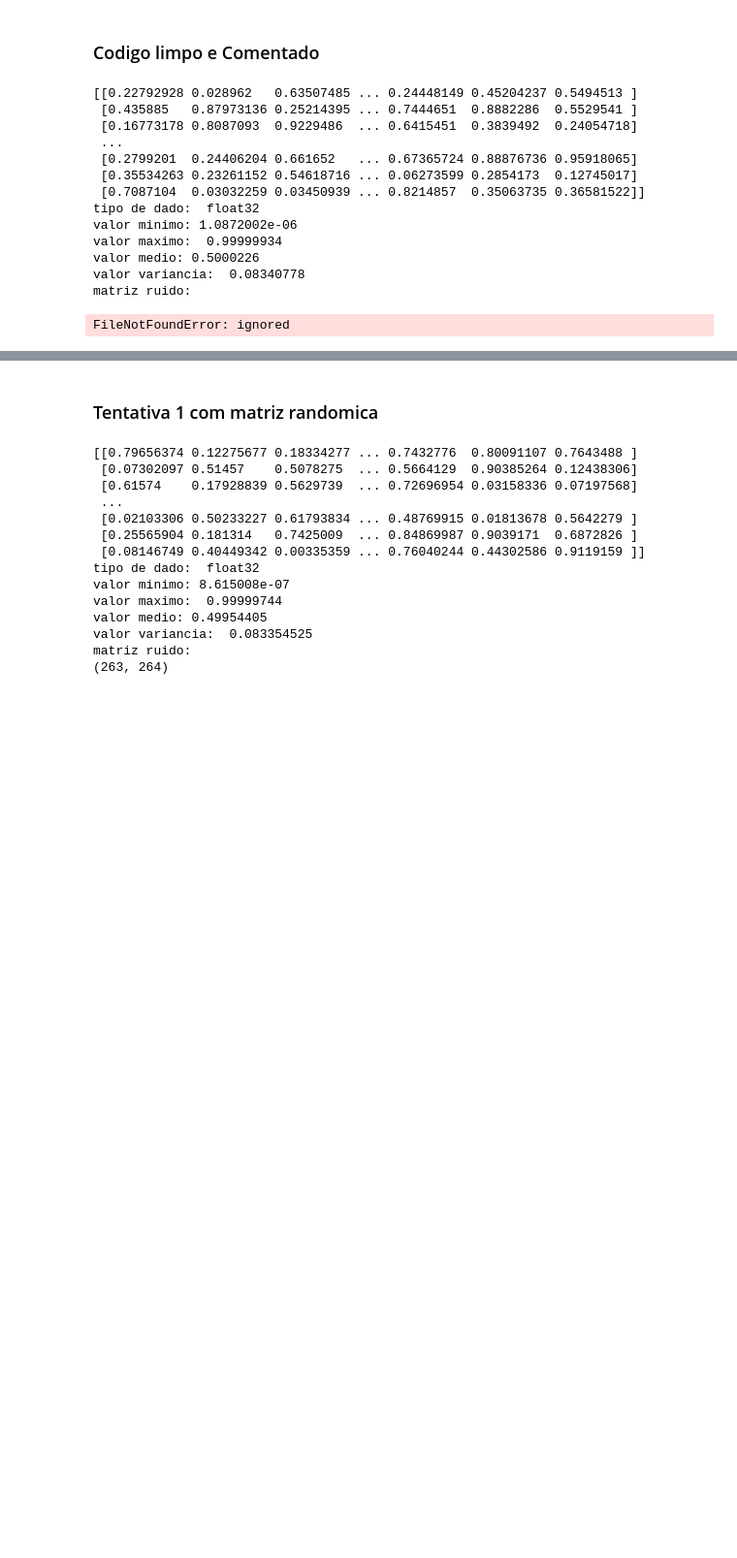
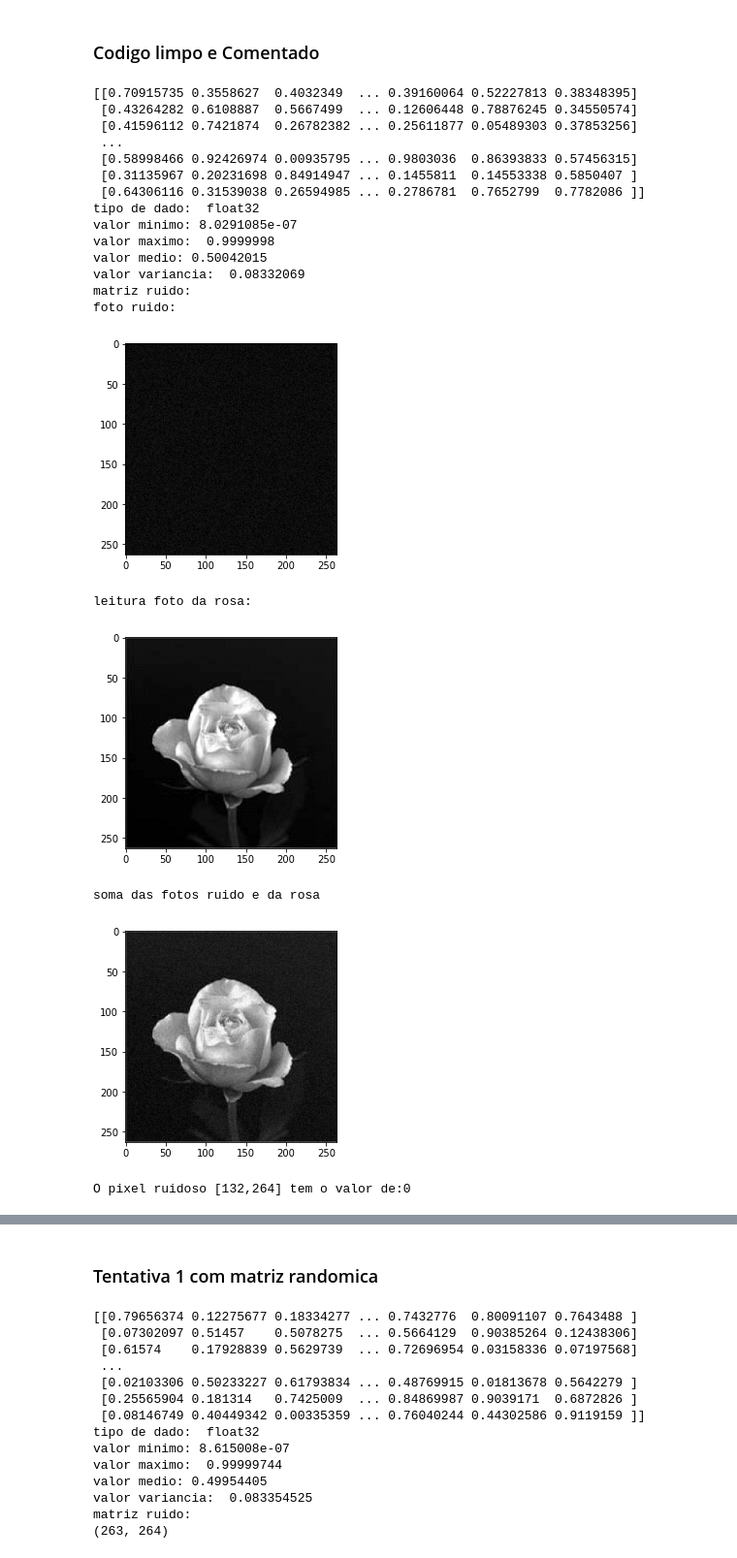
Before and after one commit to wheyzenheil/lista_01_numpy_-_PDI, a Jupyter notebook: exercicio_lista_01.ipynb, the cells around one changed output, grey strips where cells are left out. Shown at 97% size. Drawn from its saved outputs; the diff is of its cells as text; code cells hidden in the pictures; blank space fills up the shorter version.

```diff
--- a/exercicio_lista_01.ipynb
+++ b/exercicio_lista_01.ipynb
@@ -7,47 +7,58 @@ import numpy as np
 import matplotlib.pyplot as plt
 array=np.random.random((800,800))#matriz gerada de forma aleatoria de um tamnho de 800x800
 matriz = array.astype(np.float32) #transformando os dados da raiz em float 32
 print (matriz)#saida da matriz em float 32
 print ('tipo de dado: ',matriz.dtype)#saida tipo de dado da matriz
 print ('valor minimo:',np.min(matriz))#saida do valor minimo gerado
 print ('valor maximo: ',np.max(matriz))#saida do valor maximo gerado
 print ('valor medio:',np.mean(matriz))#saida do valor medio gerado
 print ('valor variancia: ', np.var(matriz))#saida da variancia dos valores gerados
 #pedaco matriz (retirando uma matriz de dentro de outra)
 print('matriz ruido: ')#nome atribuido a matriz
 ruido=matriz[0:263,0:264]#o ruido vai ser uma matriz da matriz que pega o valor desde a linha 0 ate a linha 263 e a coluna 0 ate linha 264(valor pode ser alterado contanto que a matriz final tenha 263x264 tamanho)
 ruido=np.multiply(ruido,25)#os valores da matriz ruido foram multiplicadas por 25 conforme pedido pelo exercicio
 
-#print('foto ruido:')
-#plt.imshow(ruido, cmap='gray', vmin=0, vmax=255) #saida da foto projetada pela matriz ruido, como o colab so permite 1 foto retirar o # do inicio da linha de codigo
+print('foto ruido:')
+plt.imshow(ruido, cmap='gray', vmin=0, vmax=255) #saida da foto projetada pela matriz ruido, como o colab so permite 1 foto retirar o # do inicio da linha de codigo
+plt.show()
 #imagem que sera utilizada na juncao das fotos
-#print('leitura foto da rosa:') #saida texto antes da foto da rosa
-img1 = plt.imread("/content/sample_data/rose_gray.tif") #leitura da foto da rosa
-#plt.imshow(img1, cmap='gray') #saida da foto da rosa
+print('leitura foto da rosa:') #saida texto antes da foto da rosa
+img1 = plt.imread("rose_gray.tif") #leitura da foto da rosa
+plt.imshow(img1, cmap='gray') #saida da foto da rosa
+plt.show()
 #print(img1.shape)#saida tamanho da foto em pixels
 
 #soma da imagem com ruido
-res = img1 + ruido#resultado vai ser igual a img1(rosa)+ a imagem ruido gerada pela matriz
+res = img1 + ruido #resultado vai ser igual a img1(rosa)+ a imagem ruido gerada pela matriz
+print('soma das fotos ruido e da rosa')
 plt.imshow(res, cmap='gray' )#saida do resultado
+plt.show()
 #alterando pixels da foto
 #img1.setflags(write=1)#tentativa desbloqueio para edicao explicado nas linhas abaixo
 ruido[132,263]=0#pixel da posicao declarada tem valor 0 ou seja desligado
 #img1[132,263]=0#pixel na posicao declarada tem valor 0 ou seja desligado(nao foi possivel alterar o pixel da imagem por ser bloqueado )
 print('O pixel ruidoso [132,264] tem o valor de:0')#saida em texto do que ocorreu na linha acima
 #print('O pixel sem ruido [132,264] tem o valor de: 0')#saida em texto do que ocorreu na linha acima
 plt.imshow(ruido, cmap='gray')#saida da foto com os pixels alterados
+plt.show()
 # %% [output]
-[[0.22792928 0.028962   0.63507485 ... 0.24448149 0.45204237 0.5494513 ]
- [0.435885   0.87973136 0.25214395 ... 0.7444651  0.8882286  0.5529541 ]
- [0.16773178 0.8087093  0.9229486  ... 0.6415451  0.3839492  0.24054718]
+[[0.70915735 0.3558627  0.4032349  ... 0.39160064 0.52227813 0.38348395]
+ [0.43264282 0.6108887  0.5667499  ... 0.12606448 0.78876245 0.34550574]
+ [0.41596112 0.7421874  0.26782382 ... 0.25611877 0.05489303 0.37853256]
  ...
- [0.2799201  0.24406204 0.661652   ... 0.67365724 0.88876736 0.95918065]
- [0.35534263 0.23261152 0.54618716 ... 0.06273599 0.2854173  0.12745017]
- [0.7087104  0.03032259 0.03450939 ... 0.8214857  0.35063735 0.36581522]]
+ [0.58998466 0.92426974 0.00935795 ... 0.9803036  0.86393833 0.57456315]
+ [0.31135967 0.20231698 0.84914947 ... 0.1455811  0.14553338 0.5850407 ]
+ [0.64306116 0.31539038 0.26594985 ... 0.2786781  0.7652799  0.7782086 ]]
 tipo de dado:  float32
-valor minimo: 1.0872002e-06
-valor maximo:  0.99999934
-valor medio: 0.5000226
-valor variancia:  0.08340778
+valor minimo: 8.0291085e-07
+valor maximo:  0.9999998
+valor medio: 0.50042015
+valor variancia:  0.08332069
 matriz ruido:
+foto ruido:
+[figure, added]
-FileNotFoundError: ignored
+leitura foto da rosa:
+[figure, added]
+soma das fotos ruido e da rosa
+[figure, added]
+O pixel ruidoso [132,264] tem o valor de:0
```
Also changed, not shown: parts of 3 cells of this notebook.
